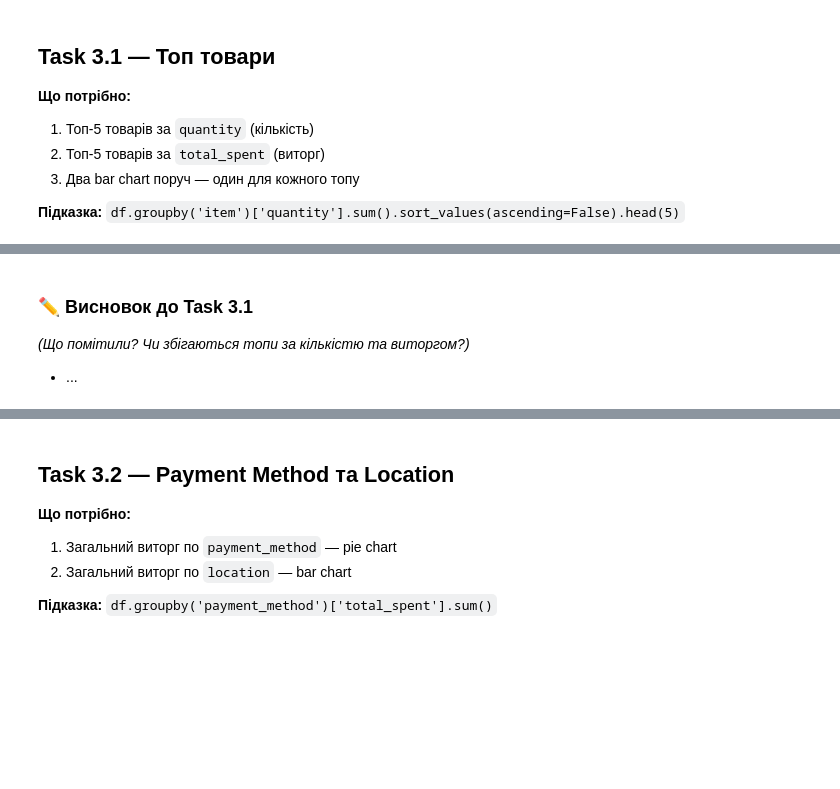
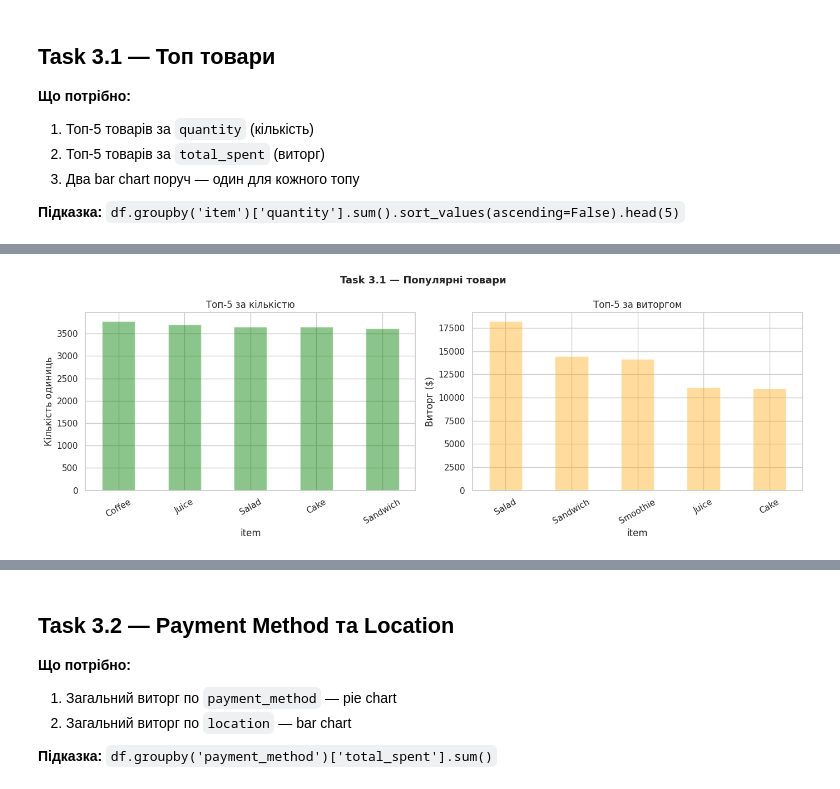
Before and after one commit to T-Svitlichna/DTA_Python, a Jupyter notebook: HomeWork/21062026_Clean_new_cafe_eda_workbook_version2.ipynb, the cells around one changed output, grey strips where cells are left out. Cells and saved outputs as stored; diff of their text form; code cells hidden in the pictures; blank space fills up the shorter version.

```diff
--- a/HomeWork/21062026_Clean_new_cafe_eda_workbook_version2.ipynb
+++ b/HomeWork/21062026_Clean_new_cafe_eda_workbook_version2.ipynb
@@ -713,0 +725,17 @@ print('\nФайли збережено: cleaned_transactions.csv, dropped_rows_l
+# %%
+#Крок 6  видалення - значень без коректних item/price/quantity/total_spent неможливо восстановити , тому видаляємо їх остаточно.
+# видаляємо також рядки без transaction_date, оскільки дата важлива і не може бути логічно відновлена з інших полів.
+
+#Маска для цих рядків
+mask_drop = ( df["item"].isna() | df["quantity"].isna() | df["price_per_unit"].isna() | df["total_spent"].isna() | df["transaction_date"].isna() )
+
+#Зберігаємо індекси та самі видалені рядки для архіву
+dropped_indices = df.index[mask_drop].tolist()
+dropped_rows = df.loc[mask_drop].copy()       # fhüsd
+before = len(df)
+print(f'Рядків для видалення: {len(dropped_indices)}')
+print(f'Це {len(dropped_indices) / len(df) * 100:.2f}% від датасету')
+# Видалити рядки без дати та іш з маски дроп
+df = df.drop(index=dropped_indices)
+# ВАШ КОД ТУТ
+print(f'Видалено рядків без дати: {before - len(df)}')
@@ -719,7 +751,7 @@ print('\nФайли збережено: cleaned_transactions.csv, dropped_rows_l
 - Кожне слово з великої літери (`.str.title()`)
 # %%
 for col in ['item', 'payment_method', 'location']:
-    df[col] = # ВАШ КОД ТУТ
+    df[col] = df[col].str.strip().str.title()
 
 print('Унікальні payment_method:', sorted(df['payment_method'].unique()))
 print('Унікальні location:',       sorted(df['location'].unique()))
@@ -736,12 +771,12 @@ print('Унікальні location:',       sorted(df['location'].unique()))
 | `weekday` | Назва дня тижня | `.dt.day_name()` |
 | `is_weekend` | True якщо сб/нд | `.isin(['Saturday', 'Sunday'])` |
 # %%
-df['year']       = # ВАШ КОД ТУТ
-df['month']      = # ВАШ КОД ТУТ
-df['month_name'] = # ВАШ КОД ТУТ
-df['weekday']    = # ВАШ КОД ТУТ
+df['year']       = df['transaction_date'].dt.year
+df['month']      = df['transaction_date'].dt.month
+df['month_name'] = df['transaction_date'].dt.strftime('%B').round()
+df['weekday']    = df['transaction_date'].dt.day_name()
 df['week']       = df['transaction_date'].dt.isocalendar().week.astype('Int64')
-df['is_weekend'] = # ВАШ КОД ТУТ
+df['is_weekend'] = df["week"].isin(["Saturday", "Sunday"])
 
 # Перевірка логічності
 df = df[df['quantity'] > 0]
@@ -749,4 +784,5 @@ df = df[df['total_spent'] > 0]
 
 print(f'✓ Фінальний датасет: {df.shape}')
 print('\nПерші рядки з новими колонками:')
-df[['transaction_date', 'year', 'month', 'month_name', 'weekday', 'is_weekend']].head()
+df[['transaction_date', 'year', 'month', 'month_name', 'weekday', 'is_weekend']].head(12)
+print(df["weekday"].unique())
@@ -773,10 +834,11 @@ print(f'✓ Збережено: {FILE_OUT} — готовий для Tableau!')
 **Підказка:** `df.groupby('item')['quantity'].sum().sort_values(ascending=False).head(5)`
 # %%
 # Топ-5 за кількістю
-top_qty = # ВАШ КОД ТУТ
+top_qty = df.groupby("item")["quantity"].sum().sort_values(ascending=False).head(5)
 
 # Топ-5 за виторгом
-top_rev = # ВАШ КОД ТУТ
+top_rev = df.groupby("item")["total_spent"].sum().sort_values(ascending=False).head(5)
+
 
 print('Топ-5 за кількістю:')
 print(top_qty.to_string())
@@ -785,24 +863,23 @@ print(top_rev.round(2).to_string())
 # %%
 fig, axes = plt.subplots(1, 2, figsize=(14, 5))
 fig.suptitle('Task 3.1 — Популярні товари', fontsize=13, fontweight='bold')
 
 # Графік 1: топ за кількістю
 # ВАШ КОД ТУТ
+top_qty.plot(kind='bar', ax=axes[0], color = "green", alpha = 0.45)
 axes[0].set_title('Топ-5 за кількістю')
 axes[0].set_ylabel('Кількість одиниць')
 axes[0].tick_params(axis='x', rotation=30)
 
 # Графік 2: топ за виторгом
 # ВАШ КОД ТУТ
+top_rev.plot(kind='bar', ax=axes[1], color = "orange",alpha = 0.38)
 axes[1].set_title('Топ-5 за виторгом')
 axes[1].set_ylabel('Виторг ($)')
 axes[1].tick_params(axis='x', rotation=30)
 
 plt.tight_layout()
 plt.savefig('part3_task31.png', dpi=130, bbox_inches='tight')
 plt.show()
+# %% [output]
+[figure, added]
-# %% [markdown]
-### ✏️ Висновок до Task 3.1
-*(Що помітили? Чи збігаються топи за кількістю та виторгом?)*
-
-- ...
```
Also changed, not shown: parts of 16 cells of this notebook.
